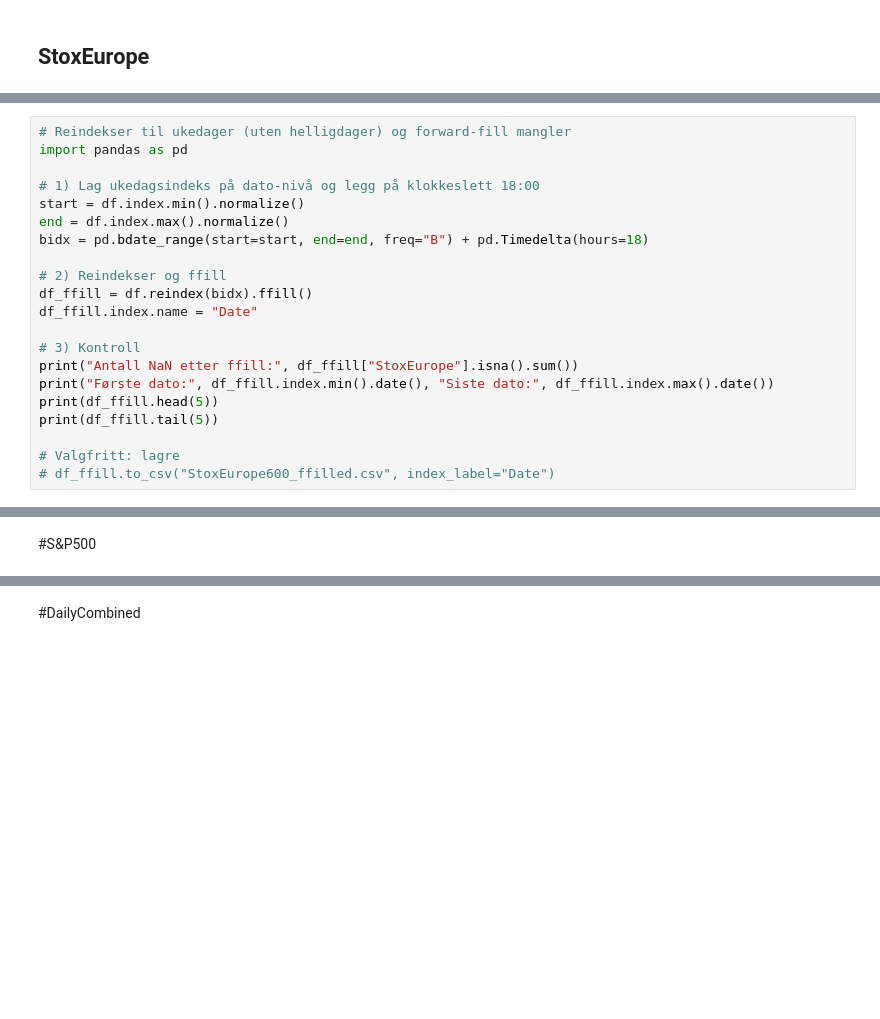
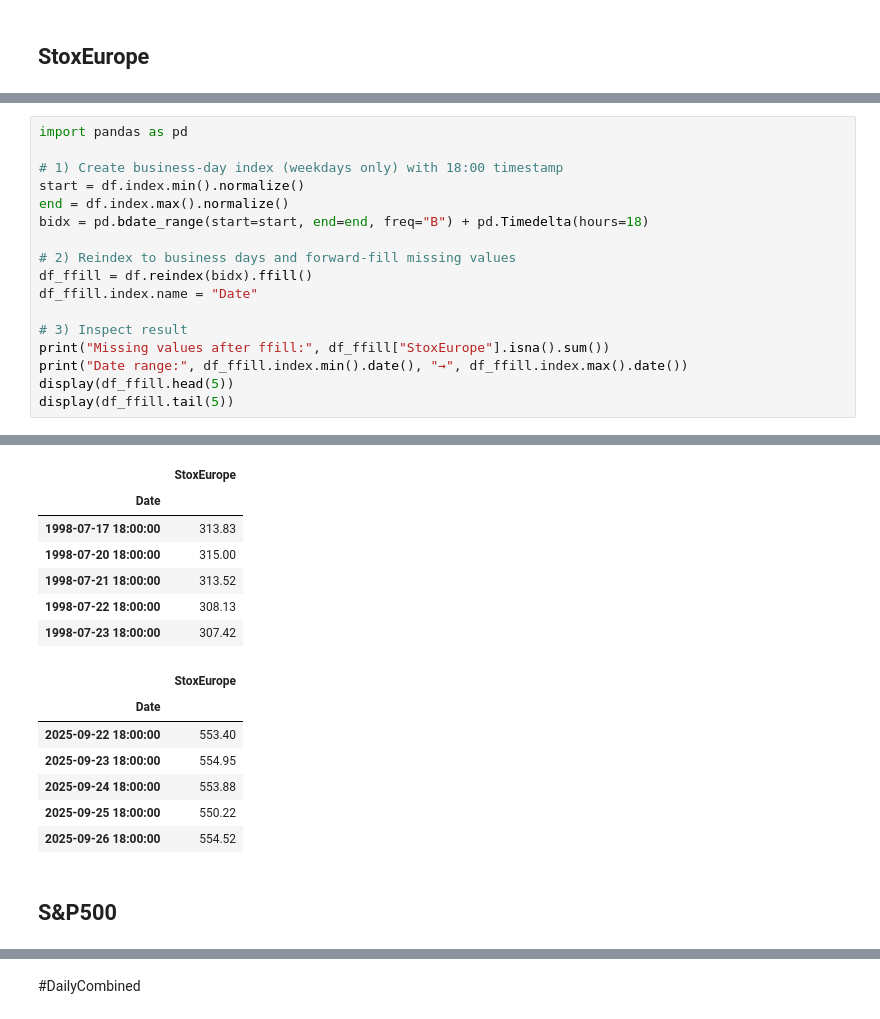
Before and after one commit to bredeespelid/Data_MasterOppgave, a Jupyter notebook: Variables /Eksogene/Eksogene_Log.ipynb, the cells around one changed output, grey strips where cells are left out. Drawn from its saved outputs; the diff is of its cells as text; blank space fills up the shorter version.

```diff
--- a/Variables /Eksogene/Eksogene_Log.ipynb
+++ b/Variables /Eksogene/Eksogene_Log.ipynb
@@ -1033,22 +1050,18 @@ HTTPError: HTTP Error 404: Not Found
 # %%
-# Reindekser til ukedager (uten helligdager) og forward-fill mangler
 import pandas as pd
 
-# 1) Lag ukedagsindeks på dato-nivå og legg på klokkeslett 18:00
+# 1) Create business-day index (weekdays only) with 18:00 timestamp
 start = df.index.min().normalize()
 end = df.index.max().normalize()
 bidx = pd.bdate_range(start=start, end=end, freq="B") + pd.Timedelta(hours=18)
 
-# 2) Reindekser og ffill
+# 2) Reindex to business days and forward-fill missing values
 df_ffill = df.reindex(bidx).ffill()
 df_ffill.index.name = "Date"
 
-# 3) Kontroll
-print("Antall NaN etter ffill:", df_ffill["StoxEurope"].isna().sum())
-print("Første dato:", df_ffill.index.min().date(), "Siste dato:", df_ffill.index.max().date())
-print(df_ffill.head(5))
-print(df_ffill.tail(5))
-
-# Valgfritt: lagre
-# df_ffill.to_csv("StoxEurope600_ffilled.csv", index_label="Date")
+# 3) Inspect result
+print("Missing values after ffill:", df_ffill["StoxEurope"].isna().sum())
+print("Date range:", df_ffill.index.min().date(), "→", df_ffill.index.max().date())
+display(df_ffill.head(5))
+display(df_ffill.tail(5))
 # %% [output]
@@ -1071,2 +1070,16 @@ Date
+|  | StoxEurope |
+| Date |  |
+| 1998-07-17 18:00:00 | 313.83 |
+| 1998-07-20 18:00:00 | 315.00 |
+| 1998-07-21 18:00:00 | 313.52 |
+| 1998-07-22 18:00:00 | 308.13 |
+| 1998-07-23 18:00:00 | 307.42 |
+|  | StoxEurope |
+| Date |  |
+| 2025-09-22 18:00:00 | 553.40 |
+| 2025-09-23 18:00:00 | 554.95 |
+| 2025-09-24 18:00:00 | 553.88 |
+| 2025-09-25 18:00:00 | 550.22 |
+| 2025-09-26 18:00:00 | 554.52 |
 # %% [markdown]
-#S&P500
+## S&P500
```
Also changed, not shown: parts of 4 cells of this notebook.
